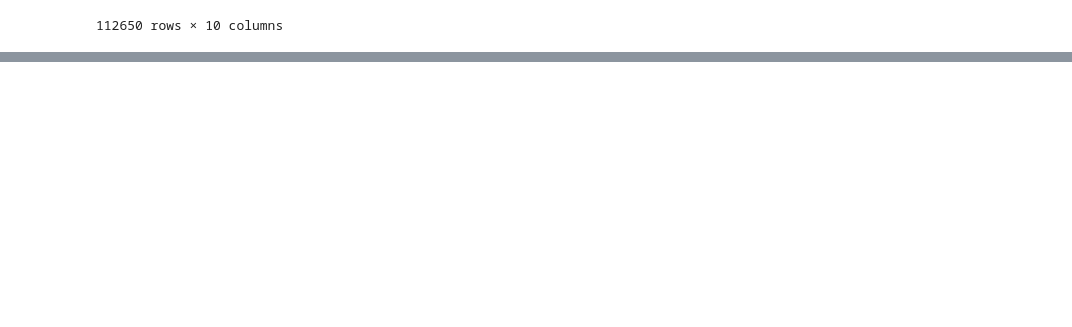
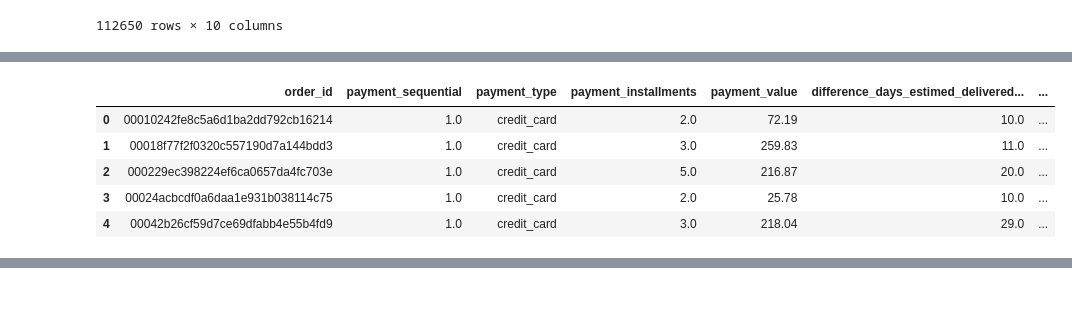
Before and after one commit to ItalloLinhares/Olist-E-Commerce-Data-Analysis, a Jupyter notebook: Olist_Projeto_Analise_de_Dados.ipynb, the cells around one changed output, grey strips where cells are left out. Cells and saved outputs as stored; diff of their text form; code cells hidden in the pictures; blank space fills up the shorter version.

```diff
--- a/Olist_Projeto_Analise_de_Dados.ipynb
+++ b/Olist_Projeto_Analise_de_Dados.ipynb
@@ -413,0 +719,10 @@ orders_distance_per_day[orders_distance_per_day['difference_days_estimed_deliver
+# %%
+orders_relation_score_delivered_date_payments = pd.merge(orders_payments_unique_order_id, orders_relation_score_delivered_date, on='order_id', how='right')
+orders_relation_score_delivered_date_payments.head()
+# %% [output]
+|  | order_id | payment_sequential | payment_type | payment_installments | payment_value | difference_days_estimed_delivered... | ... |
+| 0 | 00010242fe8c5a6d1ba2dd792cb16214 | 1.0 | credit_card | 2.0 | 72.19 | 10.0 | ... |
+| 1 | 00018f77f2f0320c557190d7a144bdd3 | 1.0 | credit_card | 3.0 | 259.83 | 11.0 | ... |
+| 2 | 000229ec398224ef6ca0657da4fc703e | 1.0 | credit_card | 5.0 | 216.87 | 20.0 | ... |
+| 3 | 00024acbcdf0a6daa1e931b038114c75 | 1.0 | credit_card | 2.0 | 25.78 | 10.0 | ... |
+| 4 | 00042b26cf59d7ce69dfabb4e55b4fd9 | 1.0 | credit_card | 3.0 | 218.04 | 29.0 | ... |
```
Also changed, not shown: parts of 44 cells of this notebook, 6 other files.
